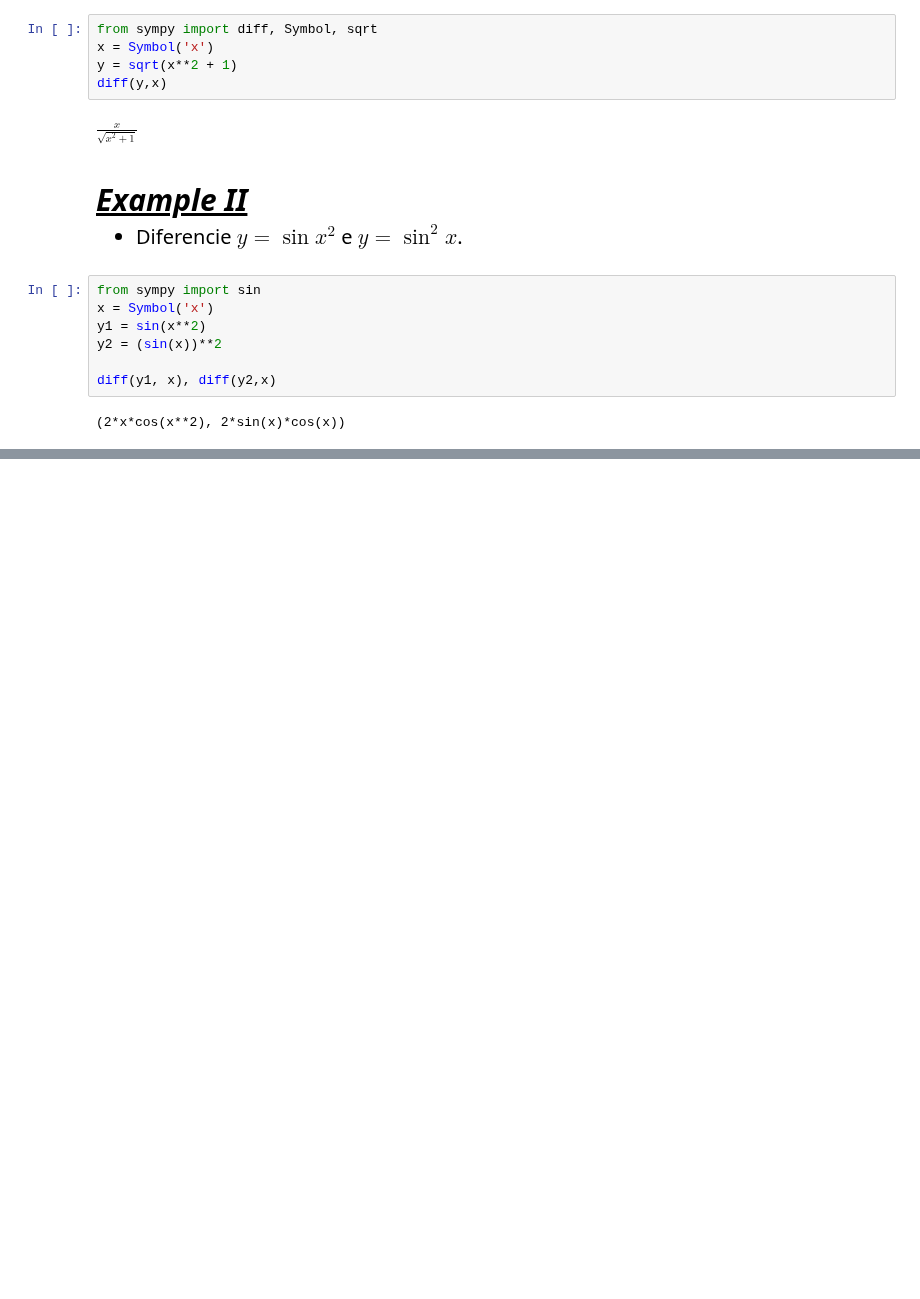
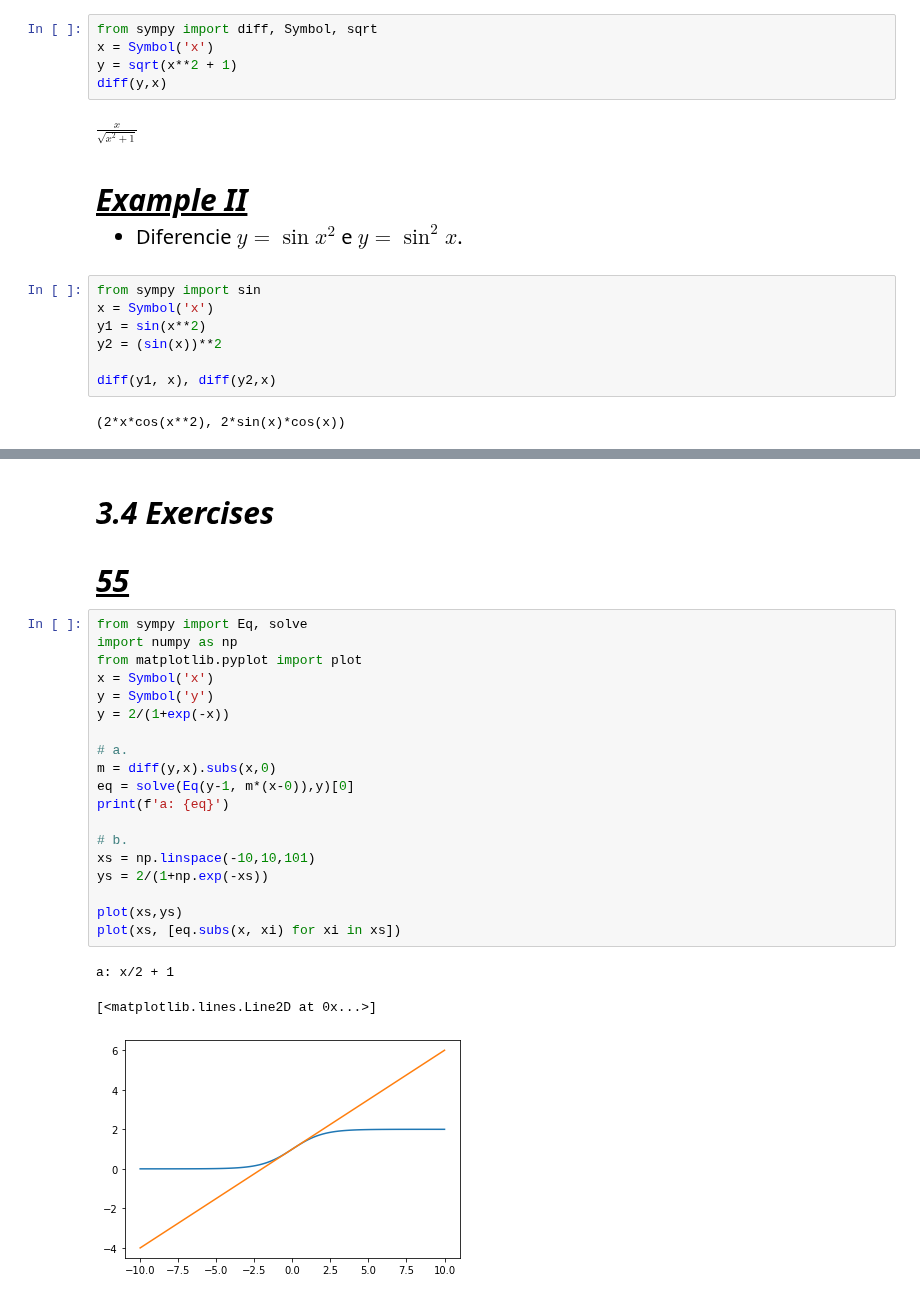
Before and after one commit to felipesveiga/Calculus, a Jupyter notebook: Chapter 3/stewart3.ipynb, the cells around one changed output, grey strips where cells are left out. Saved outputs shown, nothing was run; the diff lists cells and outputs as text; blank space fills up the shorter version.

```diff
--- a/Chapter 3/stewart3.ipynb
+++ b/Chapter 3/stewart3.ipynb
@@ -572,0 +696,27 @@ diff(y1, x), diff(y2,x)
+# %% [markdown]
+<h3 style='font-size:30px;font-style:italic'> 3.4 Exercises</h3>
+# %% [markdown]
+<h4 style='font-size:30px;font-style:italic;text-decoration:underline'> 55</h4>
+# %%
+from sympy import Eq, solve
+import numpy as np
+from matplotlib.pyplot import plot
+x = Symbol('x')
+y = Symbol('y')
+y = 2/(1+exp(-x))
+
+# a.
+m = diff(y,x).subs(x,0)
+eq = solve(Eq(y-1, m*(x-0)),y)[0]
+print(f'a: {eq}')
+
+# b.
+xs = np.linspace(-10,10,101)
+ys = 2/(1+np.exp(-xs))
+
+plot(xs,ys)
+plot(xs, [eq.subs(x, xi) for xi in xs])
+# %% [output]
+a: x/2 + 1
+[<matplotlib.lines.Line2D at 0x...>]
+[figure, added]
```
Also changed, not shown: parts of 18 cells of this notebook.
